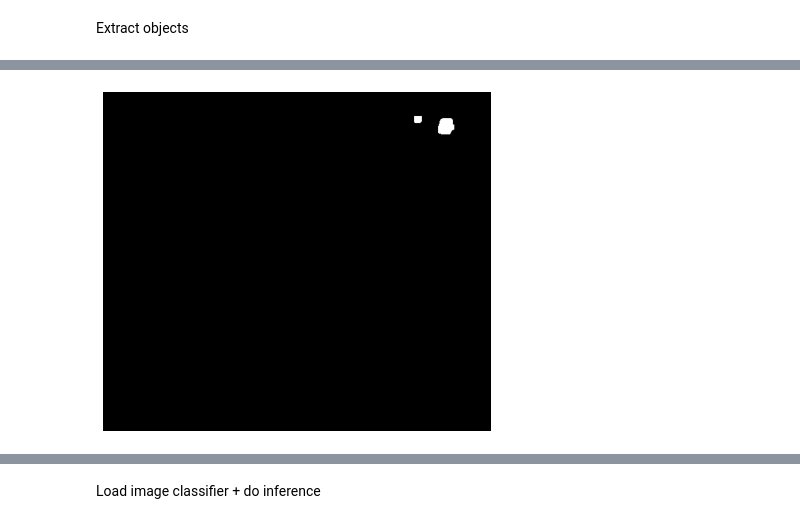
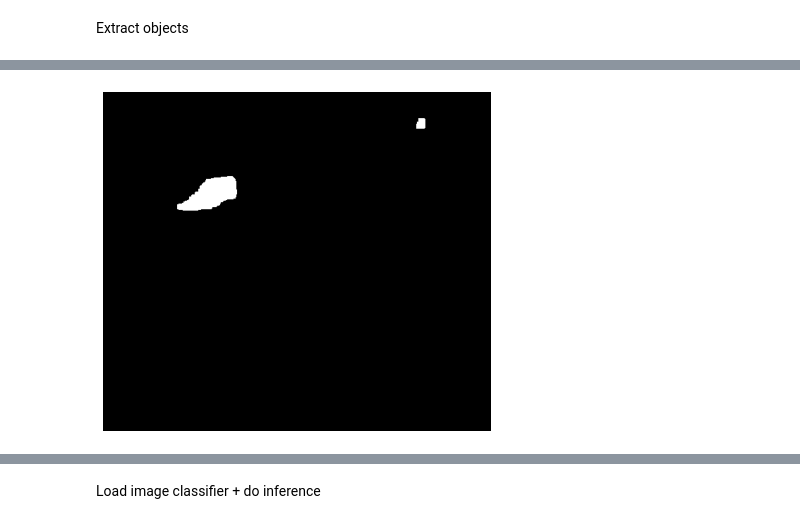
Before and after one commit to BerntA/CVEET, a Jupyter notebook: src/object-detection-bgsub.ipynb, the cells around one changed output, grey strips where cells are left out. Cells and saved outputs as stored; diff of their text form; code cells hidden in the pictures.

Commit message:
- Tried multiple filter removal techniques.
- Fixed prediction bottleneck, its much faster to do inference now.

```diff
--- a/src/object-detection-bgsub.ipynb
+++ b/src/object-detection-bgsub.ipynb
@@ -80,10 +80,22 @@ show_image(bg)
 # %% [markdown]
 Extract objects
+# %%
+def blur(src, size):
+    return cv2.blur(src, size)
+
+def median_blur(src, value=5):
+    return cv2.medianBlur(src, value)
+
+def gaussian_blur(src, size, sigmaX=0, sigmaY=0):
+    return cv2.GaussianBlur(src, size, sigmaX, sigmaY)
+
+def bilateral_filter(src, diameter, sigmaCol, sigmaSpace):
+    return cv2.bilateralFilter(src, diameter, sigmaCol, sigmaSpace)
 # %%
-def extract_foreground(src, blur=5):
+def extract_foreground(src, fn=None):
     src = src.copy()
-    if blur > 0:
-        src = cv2.medianBlur(src, blur)
+    if fn:
+        src = fn(src)
 
     kernel1 = cv2.getStructuringElement(cv2.MORPH_RECT, (5,5))
     kernel2 = cv2.getStructuringElement(cv2.MORPH_RECT, (3,3))
@@ -99,5 +116,5 @@ def extract_foreground(src, blur=5):
 # %%
-I, mask = extract_foreground(fg[-1][-1], 5)
+I, mask = extract_foreground(fg[-1][-1], fn=lambda x: median_blur(x,3))
 show_image(I, grayscale=True, size=(8,5))
 # %% [output]
-[figure, old version]
+[figure, new version]
```
Also changed, not shown: parts of 12 cells of this notebook.
